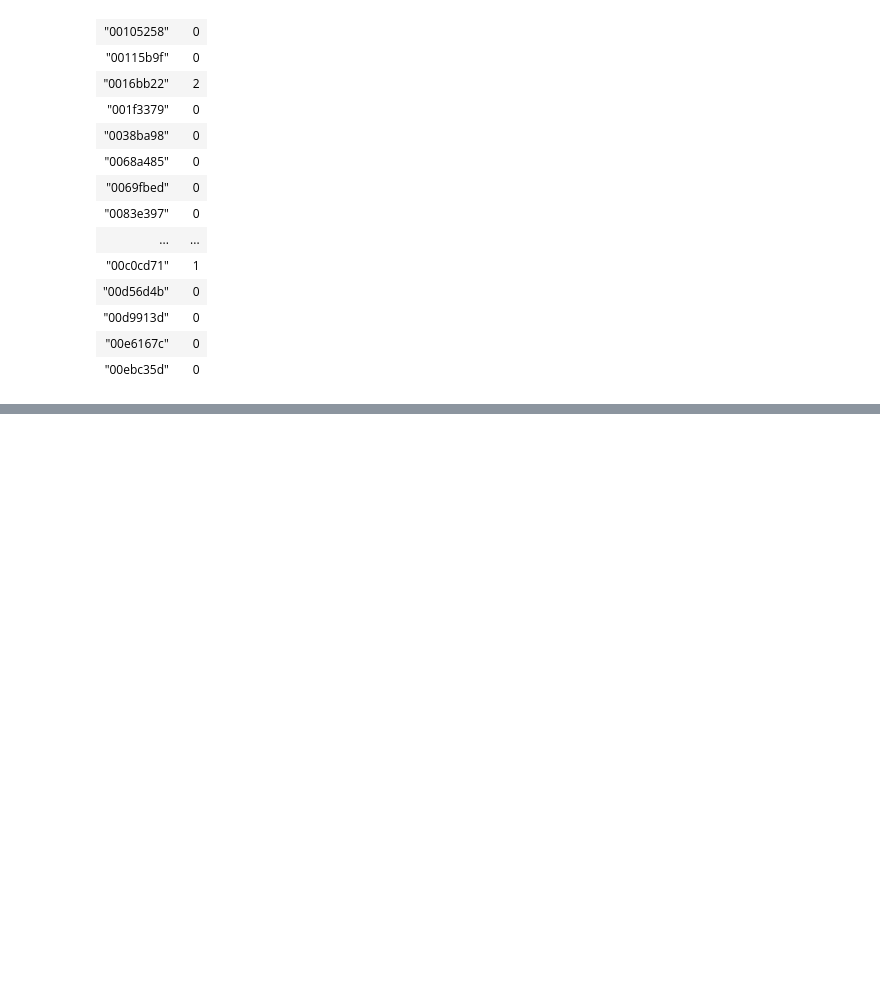
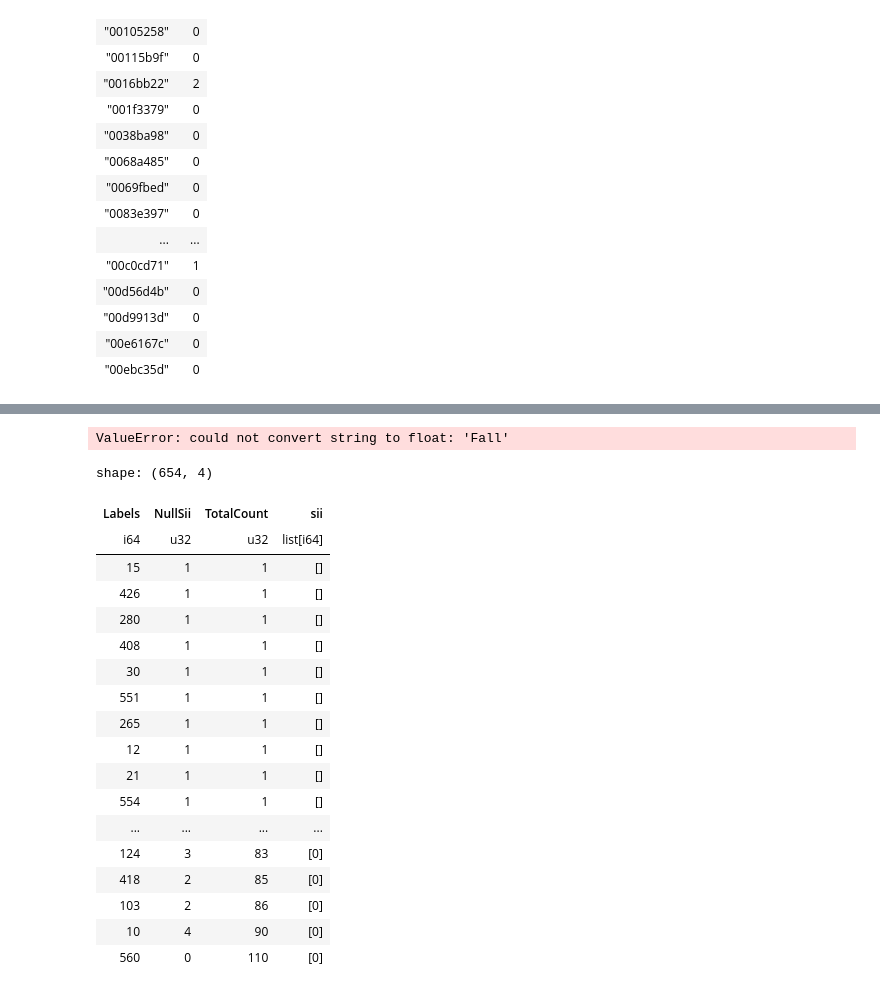
Before and after one commit to suttoe/childInternetAddiction, a Jupyter notebook: Training.ipynb, the cells around one changed output, grey strips where cells are left out. Saved outputs shown, nothing was run; the diff lists cells and outputs as text; code cells hidden in the pictures; blank space fills up the shorter version.

```diff
--- a/Training.ipynb
+++ b/Training.ipynb
@@ -21,6 +21,8 @@ pl.Config.set_tbl_cols(90);
 data = pl.read_csv('data/train.csv')
 
 #Remove the questionaire columns form training
-dropCol = [col for col in data.columns if "PCIAT" in col or "Season" in col]
-#dropSeasonCol = [col for col in data.columns if "Season" in col]
+dropCol = [col for col in data.columns if "PCIAT" in col]
+dropSeasonCol = [col for col in data.columns if "Season" in col]
+
+data = data.drop(dropCol).drop(dropSeasonCol)
 train = data.filter(pl.col('sii').is_not_null()).drop(dropCol).fill_null(-1).fill_null("None")
@@ -102,0 +126,5 @@ shape: (20, 2)
+# %%
+clf = Pipeline(steps=[("scaler", StandardScaler()), ("cluster", AffinityPropagation(convergence_iter=25, random_state=42))])
+labels = clf.fit_predict(trainingClust)
+# %% [output]
+ValueError: could not convert string to float: 'Fall'
@@ -102,0 +133,22 @@ shape: (20, 2)
+# %%
+trainReduce.with_columns(pl.Series(labels).alias('Labels')).group_by('Labels').agg(pl.col('sii').filter(pl.col('sii').is_null()).len().alias('NullSii'), pl.col('sii').len().alias('TotalCount'), pl.col('sii').filter(pl.col('sii').is_not_null()).mode()).sort('TotalCount')
+# %% [output]
+shape: (654, 4)
+| Labels | NullSii | TotalCount | sii |
+| i64 | u32 | u32 | list[i64] |
+| 15 | 1 | 1 | [] |
+| 426 | 1 | 1 | [] |
+| 280 | 1 | 1 | [] |
+| 408 | 1 | 1 | [] |
+| 30 | 1 | 1 | [] |
+| 551 | 1 | 1 | [] |
+| 265 | 1 | 1 | [] |
+| 12 | 1 | 1 | [] |
+| 21 | 1 | 1 | [] |
+| 554 | 1 | 1 | [] |
+| ... | ... | ... | ... |
+| 124 | 3 | 83 | [0] |
+| 418 | 2 | 85 | [0] |
+| 103 | 2 | 86 | [0] |
+| 10 | 4 | 90 | [0] |
+| 560 | 0 | 110 | [0] |
```
Also changed, not shown: parts of 8 cells of this notebook.
